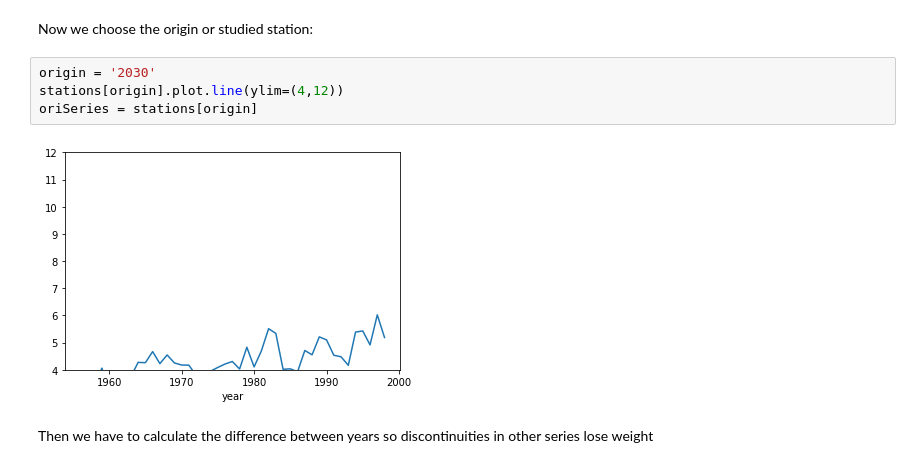
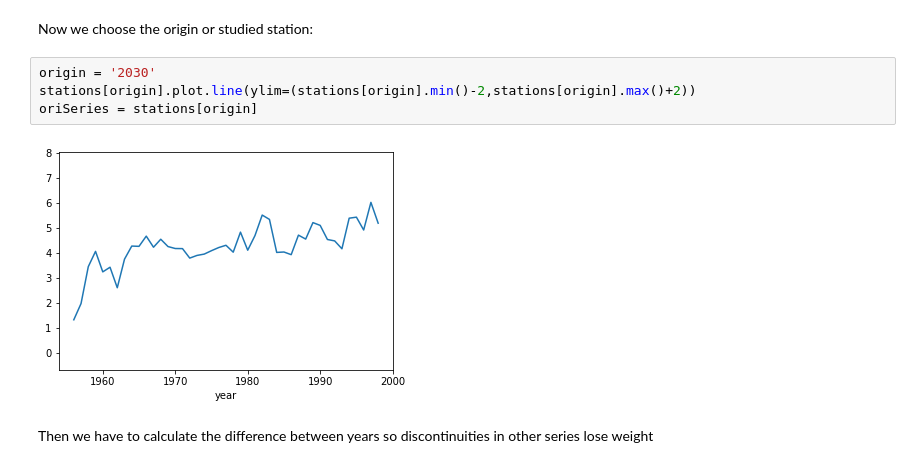
Before and after one commit to sgzFalcon/projects, a Jupyter notebook: climateAnalysis/main.ipynb, the cells around one changed output. Saved outputs shown, nothing was run; the diff lists cells and outputs as text.

```diff
--- a/climateAnalysis/main.ipynb
+++ b/climateAnalysis/main.ipynb
@@ -53,10 +53,10 @@ stations.head()
 Now we choose the origin or studied station:
 # %%
 origin = '2030'
-stations[origin].plot.line(ylim=(4,12))
+stations[origin].plot.line(ylim=(stations[origin].min()-2,stations[origin].max()+2))
 oriSeries = stations[origin]
 # %% [output]
-[figure, old version]
+[figure, new version]
 # %% [markdown]
 Then we have to calculate the difference between years so discontinuities in other series lose weight
 # %%
```
Also changed, not shown: parts of 13 cells of this notebook, 1 other file.
